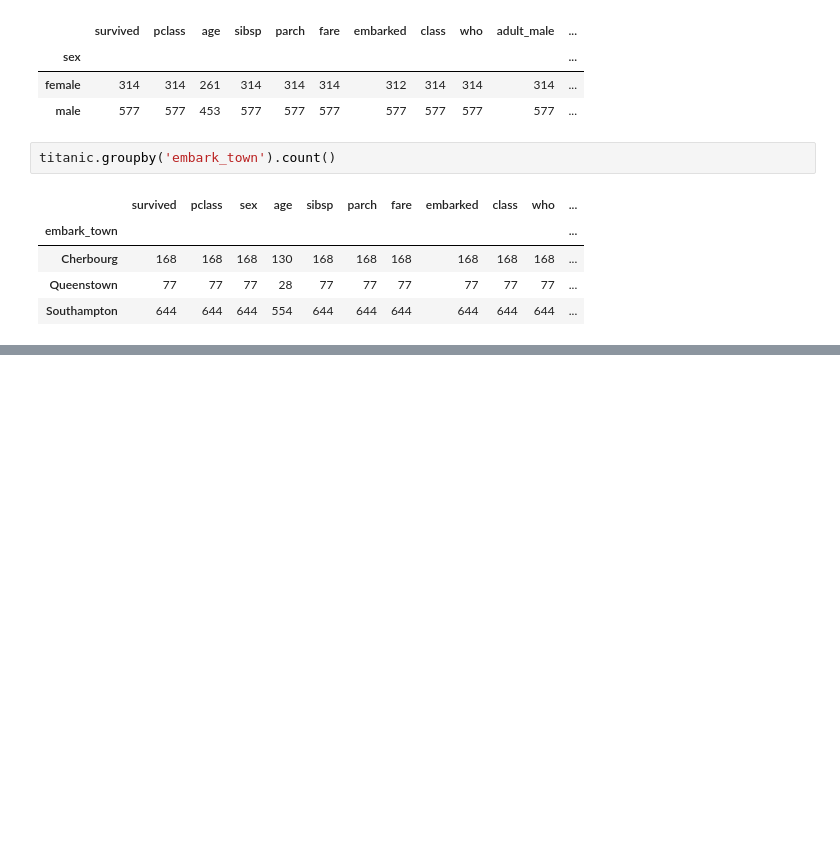
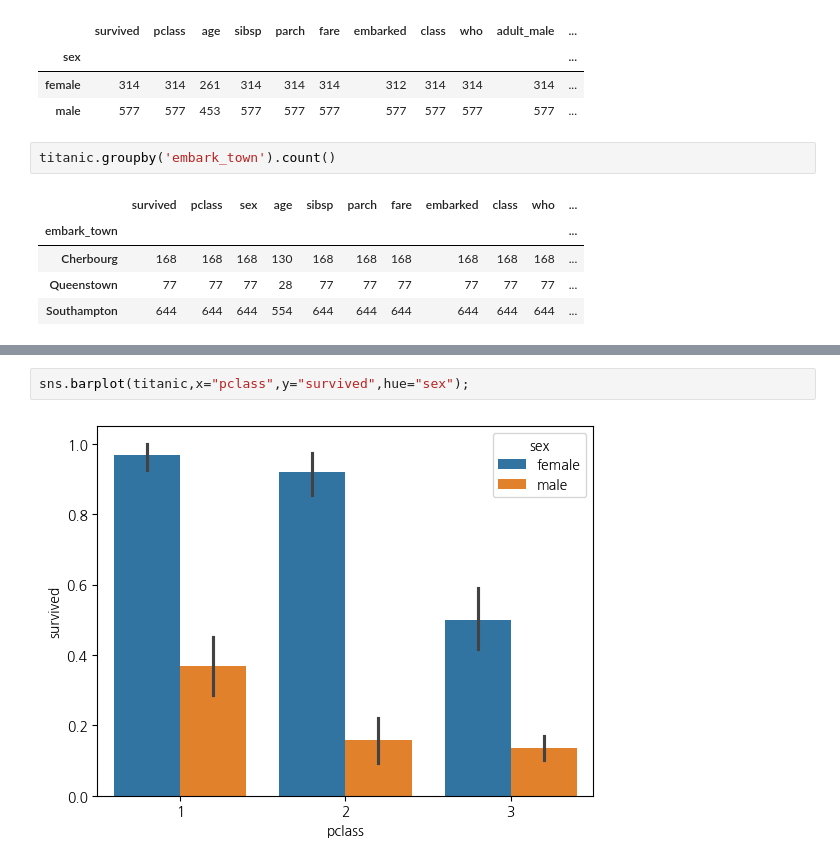
Before and after one commit to sh41n/2024-1-my-BDA, a Jupyter notebook: inclass/02w_0319_tue_dataframe_basic.ipynb, the cells around one changed output, grey strips where cells are left out. Cells and saved outputs as stored; diff of their text form; blank space fills up the shorter version.

```diff
--- a/inclass/02w_0319_tue_dataframe_basic.ipynb
+++ b/inclass/02w_0319_tue_dataframe_basic.ipynb
@@ -245,0 +274,4 @@ titanic.groupby('embark_town').count()
+# %%
+sns.barplot(titanic,x="pclass",y="survived",hue="sex");
+# %% [output]
+[figure, added]
```
Also changed, not shown: parts of 55 cells of this notebook.
